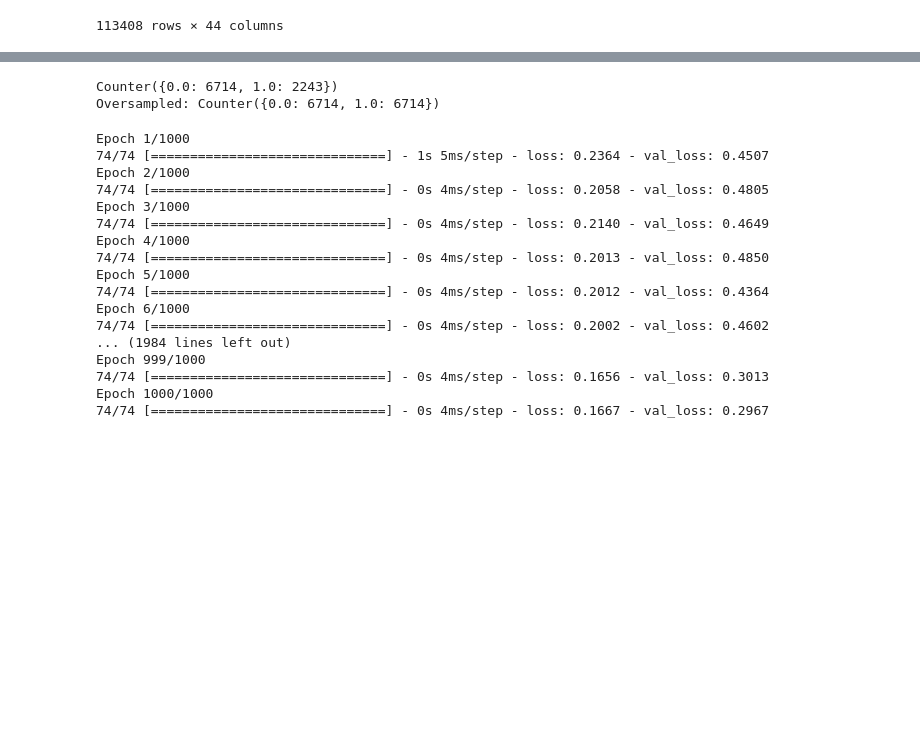
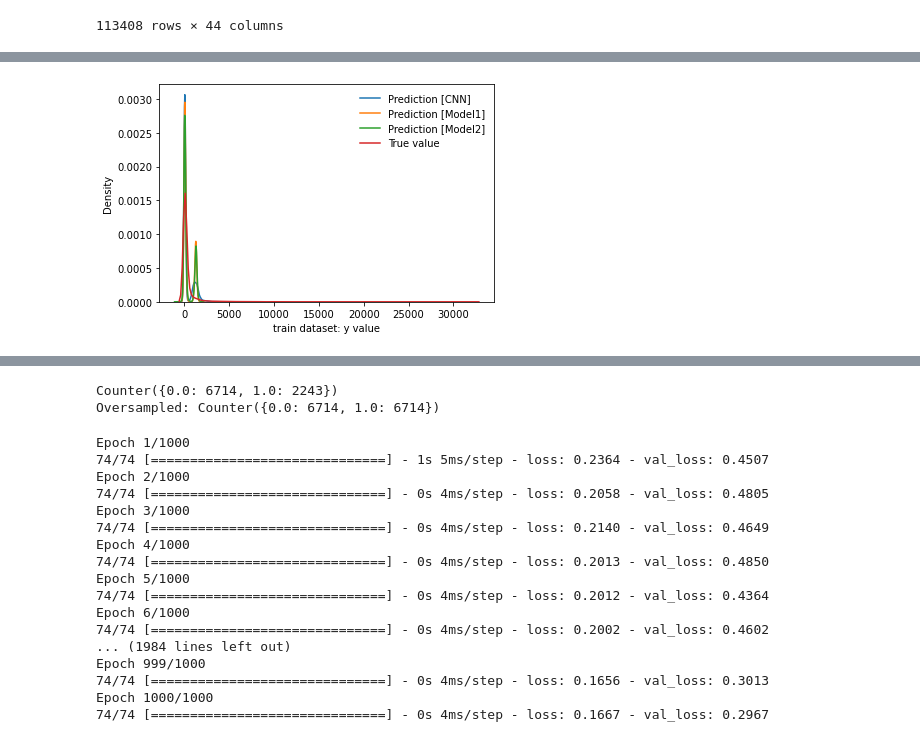
Before and after one commit to binvonseoul/nexon, a Jupyter notebook: NEXON_assg4.ipynb, the cells around one changed output, grey strips where cells are left out. Saved outputs shown, nothing was run; the diff lists cells and outputs as text; code cells hidden in the pictures; blank space fills up the shorter version.

```diff
--- a/NEXON_assg4.ipynb
+++ b/NEXON_assg4.ipynb
@@ -664,0 +942,15 @@ A
+# %%
+train_cnn = cnn.predict(train_x)
+pred_cnn = cnn.predict(test_x)
+# %%
+import seaborn as sns
+
+sns.distplot(train_cnn, hist=False, label='Prediction [CNN]')
+sns.distplot(train_1, hist=False, label='Prediction [Model1]')
+sns.distplot(train_2, hist=False, label='Prediction [Model2]')
+sns.distplot(train_y, hist=False, label='True value')
+plt.legend(frameon=False)
+plt.xlabel("train dataset: y value")
+plt.show()
+# %% [output]
+[figure, added]
```
Also changed, not shown: parts of 37 cells of this notebook, 4 other files.
